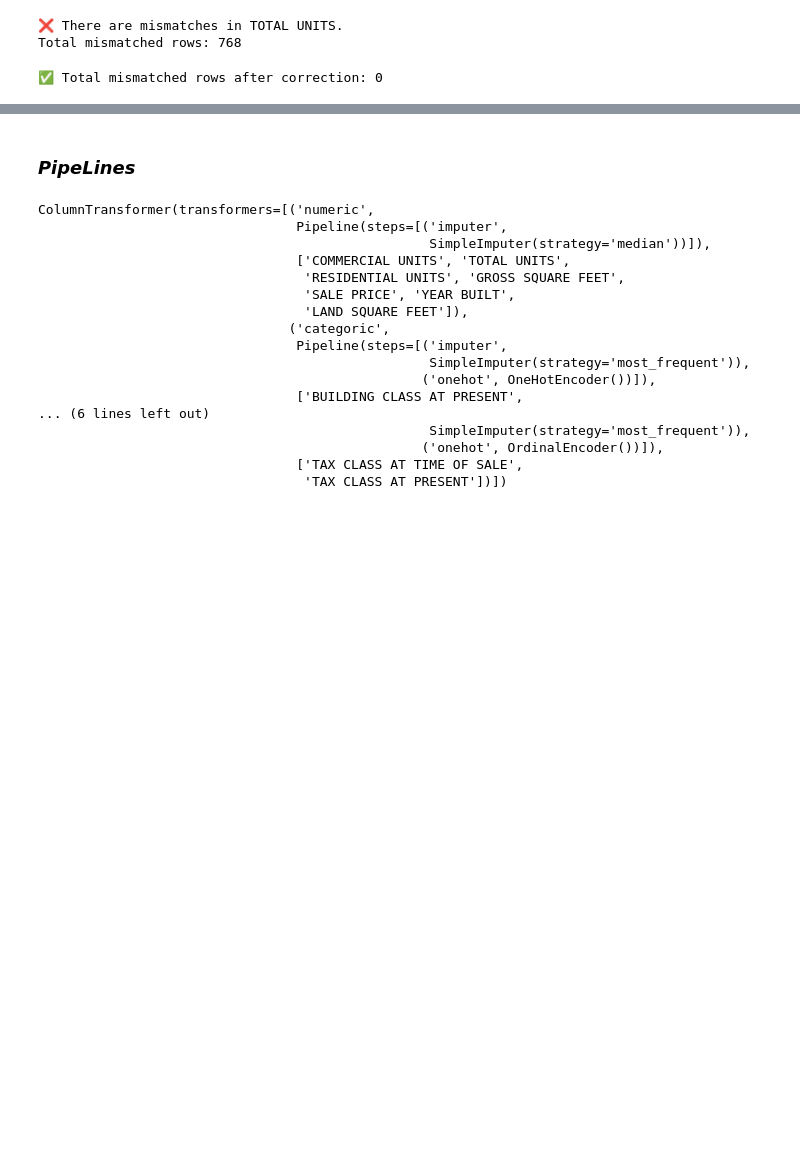
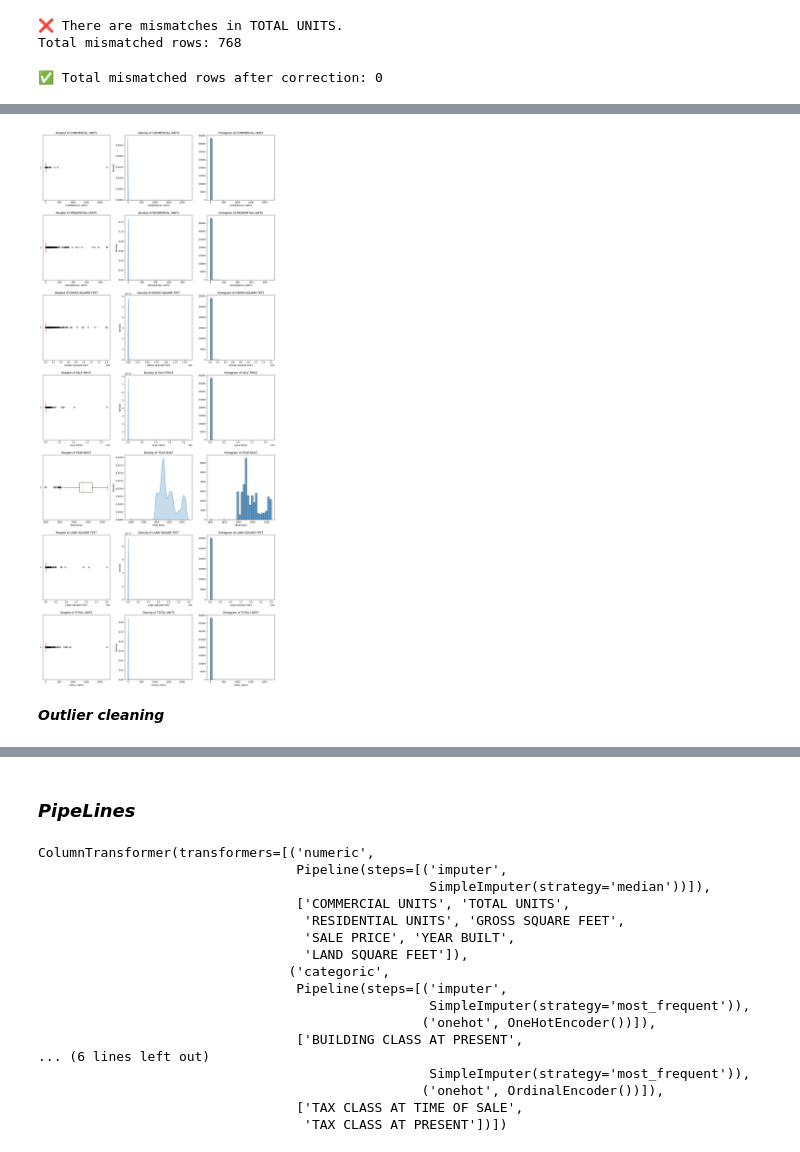
Before and after one commit to alejolondonm/NYC-houses, a Jupyter notebook: DataPreparation/4-feature-engineering.ipynb, the cells around one changed output, grey strips where cells are left out. Drawn from its saved outputs; the diff is of its cells as text; code cells hidden in the pictures; blank space fills up the shorter version.

```diff
--- a/DataPreparation/4-feature-engineering.ipynb
+++ b/DataPreparation/4-feature-engineering.ipynb
@@ -308,0 +347,27 @@ nyc_houses_df.describe()
+# %%
+numeric_cols = nyc_houses_df.select_dtypes(include=["number"]).columns.tolist()
+
+fig, axes = plt.subplots(nrows=len(numeric_cols), ncols=3, figsize=(15, 5 * len(numeric_cols)), sharex=False, sharey=False)
+
+for ax, col in zip(axes, numeric_cols):
+    # Boxplot
+    ax[0].boxplot(nyc_houses_df[col].dropna(), vert=False)
+    ax[0].set_title(f"Boxplot of {col}")
+    ax[0].set_xlabel(col)
+
+    # Density Plot
+    sns.kdeplot(nyc_houses_df[col].dropna(), fill=True, ax=ax[1])
+    ax[1].set_title(f"Density of {col}")
+    ax[1].set_xlabel(col)
+
+    # Histogram
+    ax[2].hist(nyc_houses_df[col].dropna(), bins=30, edgecolor="black", alpha=0.7)
+    ax[2].set_title(f"Histogram of {col}")
+    ax[2].set_xlabel(col)
+
+plt.tight_layout()
+plt.show()
+# %% [output]
+[figure, added]
+# %% [markdown]
+***Outlier cleaning***
```
Also changed, not shown: parts of 39 cells of this notebook.
